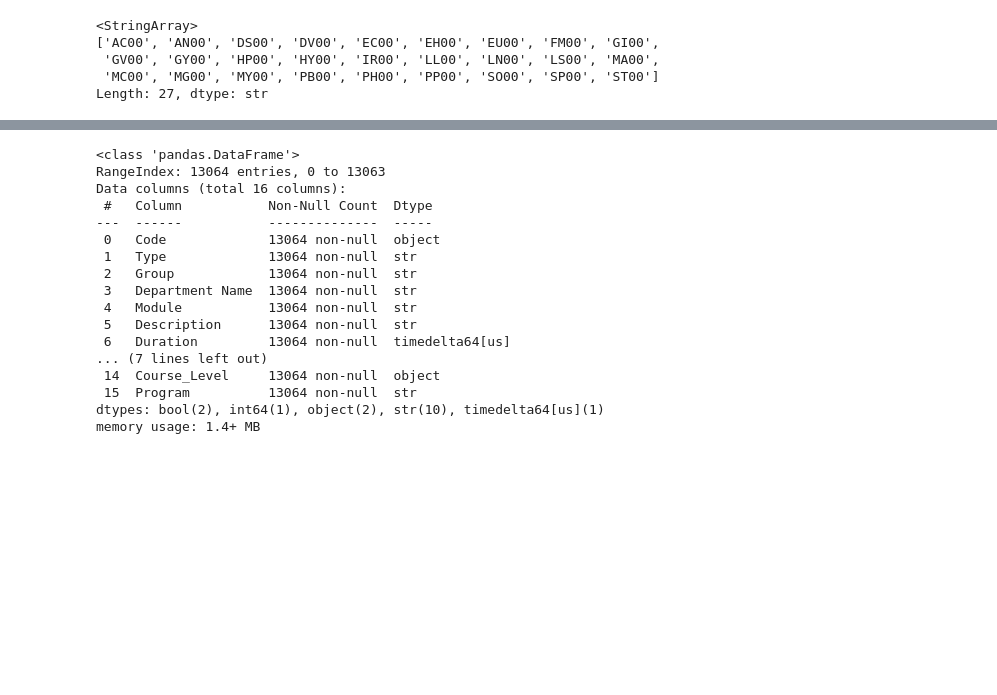
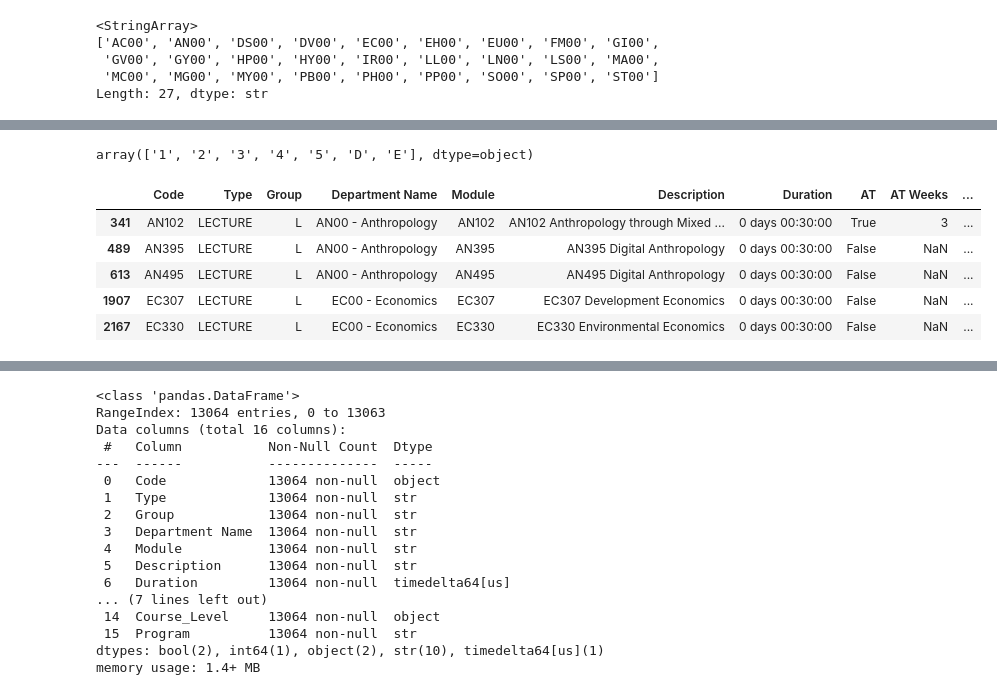
Before and after one commit to ngocminh7200/CTP-with-GNN-GA, a Jupyter notebook: DataPreProcessing.ipynb, the cells around one changed output, grey strips where cells are left out. Saved outputs shown, nothing was run; the diff lists cells and outputs as text; code cells hidden in the pictures; blank space fills up the shorter version.

```diff
--- a/DataPreProcessing.ipynb
+++ b/DataPreProcessing.ipynb
@@ -84,3 +106,16 @@ Length: 27, dtype: str
+# %%
+course_master_data['Course_Level'].unique()
+# %% [output]
+array(['1', '2', '3', '4', '5', 'D', 'E'], dtype=object)
+# %%
+course_master_data[course_master_data['Duration'] == '0 days 00:30:00']
+# %% [output]
+|  | Code | Type | Group | Department Name | Module | Description | Duration | AT | AT Weeks | ... |
+| 341 | AN102 | LECTURE | L | AN00 - Anthropology | AN102 | AN102 Anthropology through Mixed ... | 0 days 00:30:00 | True | 3 | ... |
+| 489 | AN395 | LECTURE | L | AN00 - Anthropology | AN395 | AN395 Digital Anthropology | 0 days 00:30:00 | False | NaN | ... |
+| 613 | AN495 | LECTURE | L | AN00 - Anthropology | AN495 | AN495 Digital Anthropology | 0 days 00:30:00 | False | NaN | ... |
+| 1907 | EC307 | LECTURE | L | EC00 - Economics | EC307 | EC307 Development Economics | 0 days 00:30:00 | False | NaN | ... |
+| 2167 | EC330 | LECTURE | L | EC00 - Economics | EC330 | EC330 Environmental Economics | 0 days 00:30:00 | False | NaN | ... |
 # %%
 course_master_data[course_master_data['Course_Level'].isin(['D', 'E'])]
 # %% [output]
```
Also changed, not shown: parts of 10 cells of this notebook, 1 other file.
